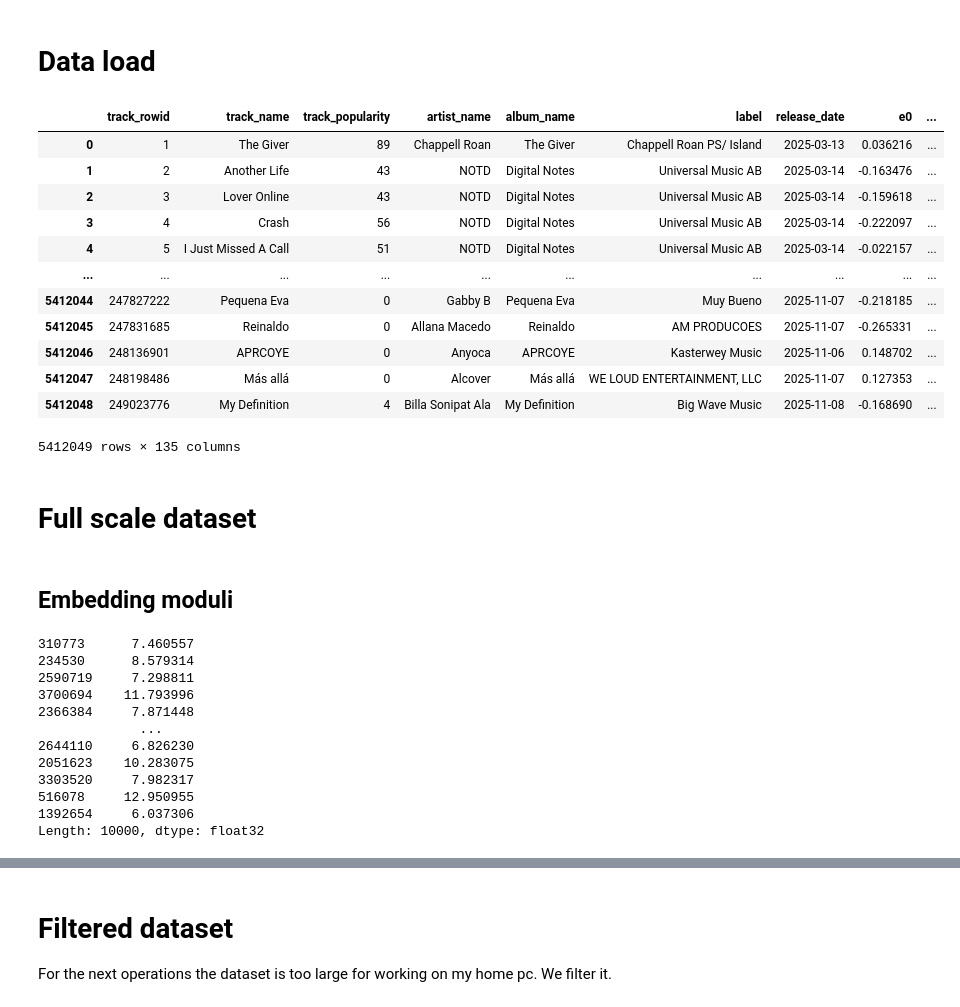
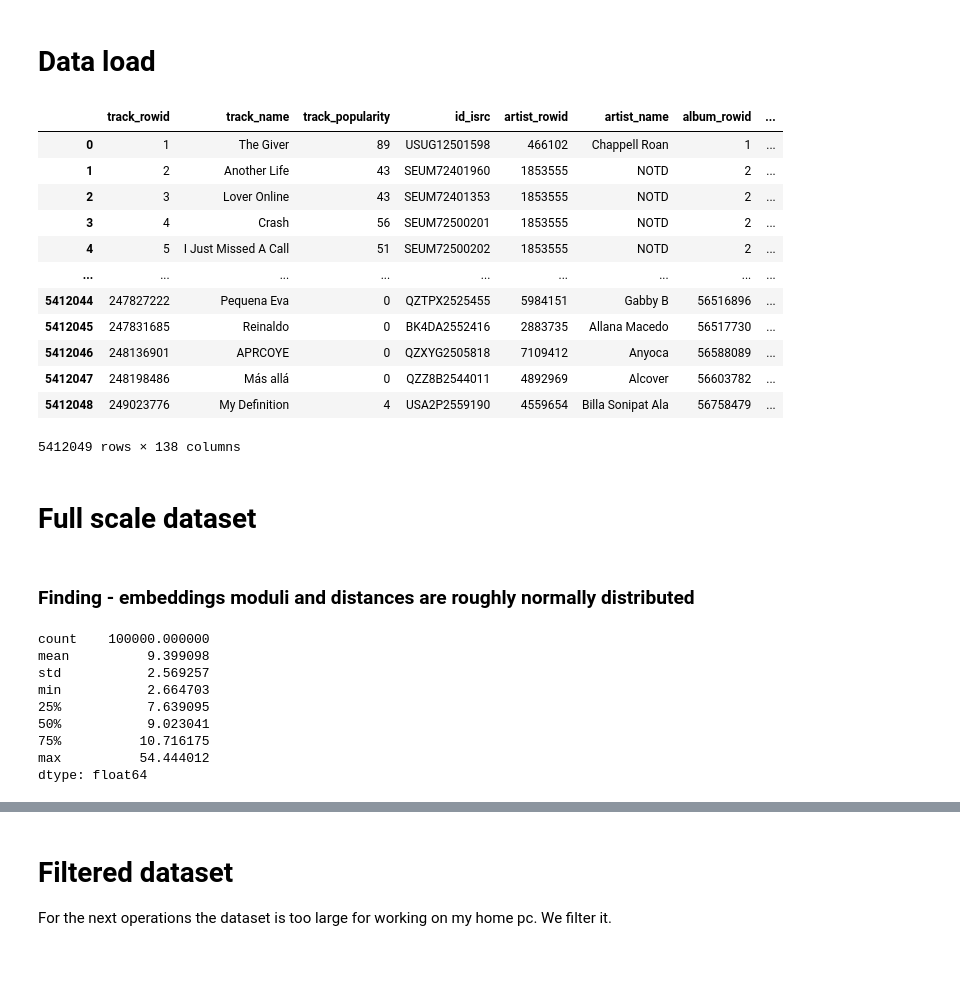
Before and after one commit to peppedilillo/toposonico, a Jupyter notebook: spotify-rec/notebooks/16_embedding_exploration.ipynb, the cells around one changed output, grey strips where cells are left out. Drawn from its saved outputs; the diff is of its cells as text; code cells hidden in the pictures; blank space fills up the shorter version.

```diff
--- a/spotify-rec/notebooks/16_embedding_exploration.ipynb
+++ b/spotify-rec/notebooks/16_embedding_exploration.ipynb
@@ -8,22 +8,22 @@ import matplotlib.pyplot as plt
 # Data load
 # %%
 embs = pd.read_parquet("../../data/playlist/embeddings_pure_bolt.parquet")
-tracks = pd.read_parquet("../../data/playlist/track_lookup.parquet", columns=["track_rowid", "track_name", "track_popularity", "artist_name", "album_name", "label", "release_date"])
+tracks = pd.read_parquet("../../data/playlist/track_lookup.parquet")
 df = tracks.merge(embs, on="track_rowid", how="inner")
 del embs, tracks
 
 df
 # %% [output]
-|  | track_rowid | track_name | track_popularity | artist_name | album_name | label | release_date | e0 | ... |
-| 0 | 1 | The Giver | 89 | Chappell Roan | The Giver | Chappell Roan PS/ Island | 2025-03-13 | 0.036216 | ... |
-| 1 | 2 | Another Life | 43 | NOTD | Digital Notes | Universal Music AB | 2025-03-14 | -0.163476 | ... |
-| 2 | 3 | Lover Online | 43 | NOTD | Digital Notes | Universal Music AB | 2025-03-14 | -0.159618 | ... |
-| 3 | 4 | Crash | 56 | NOTD | Digital Notes | Universal Music AB | 2025-03-14 | -0.222097 | ... |
-| 4 | 5 | I Just Missed A Call | 51 | NOTD | Digital Notes | Universal Music AB | 2025-03-14 | -0.022157 | ... |
-| ... | ... | ... | ... | ... | ... | ... | ... | ... | ... |
-| 5412044 | 247827222 | Pequena Eva | 0 | Gabby B | Pequena Eva | Muy Bueno | 2025-11-07 | -0.218185 | ... |
-| 5412045 | 247831685 | Reinaldo | 0 | Allana Macedo | Reinaldo | AM PRODUCOES | 2025-11-07 | -0.265331 | ... |
-| 5412046 | 248136901 | APRCOYE | 0 | Anyoca | APRCOYE | Kasterwey Music | 2025-11-06 | 0.148702 | ... |
-| 5412047 | 248198486 | Más allá | 0 | Alcover | Más allá | WE LOUD ENTERTAINMENT, LLC | 2025-11-07 | 0.127353 | ... |
-| 5412048 | 249023776 | My Definition | 4 | Billa Sonipat Ala | My Definition | Big Wave Music | 2025-11-08 | -0.168690 | ... |
+|  | track_rowid | track_name | track_popularity | id_isrc | artist_rowid | artist_name | album_rowid | ... |
+| 0 | 1 | The Giver | 89 | USUG12501598 | 466102 | Chappell Roan | 1 | ... |
+| 1 | 2 | Another Life | 43 | SEUM72401960 | 1853555 | NOTD | 2 | ... |
+| 2 | 3 | Lover Online | 43 | SEUM72401353 | 1853555 | NOTD | 2 | ... |
+| 3 | 4 | Crash | 56 | SEUM72500201 | 1853555 | NOTD | 2 | ... |
+| 4 | 5 | I Just Missed A Call | 51 | SEUM72500202 | 1853555 | NOTD | 2 | ... |
+| ... | ... | ... | ... | ... | ... | ... | ... | ... |
+| 5412044 | 247827222 | Pequena Eva | 0 | QZTPX2525455 | 5984151 | Gabby B | 56516896 | ... |
+| 5412045 | 247831685 | Reinaldo | 0 | BK4DA2552416 | 2883735 | Allana Macedo | 56517730 | ... |
+| 5412046 | 248136901 | APRCOYE | 0 | QZXYG2505818 | 7109412 | Anyoca | 56588089 | ... |
+| 5412047 | 248198486 | Más allá | 0 | QZZ8B2544011 | 4892969 | Alcover | 56603782 | ... |
+| 5412048 | 249023776 | My Definition | 4 | USA2P2559190 | 4559654 | Billa Sonipat Ala | 56758479 | ... |
-5412049 rows × 135 columns
+5412049 rows × 138 columns
@@ -35,18 +35,15 @@ track_cols = [c for c in df.columns if c not in emb_cols]
-# %% [markdown]
-## Embedding moduli
+# %% [markdown]
+### Finding - embeddings moduli and distances are roughly normally distributed
 # %%
-moduli = (df.sample(n = 10_000)[emb_cols] ** 2).sum(axis=1)
-moduli
+moduli = (df.sample(n = 100_000)[emb_cols] ** 2).sum(axis=1)
+moduli.describe()
 # %% [output]
-310773      7.460557
-234530      8.579314
-2590719     7.298811
-3700694    11.793996
-2366384     7.871448
-             ...
-2644110     6.826230
-2051623    10.283075
-3303520     7.982317
-516078     12.950955
-1392654     6.037306
-Length: 10000, dtype: float32
+count    100000.000000
+mean          9.399098
+std           2.569257
+min           2.664703
+25%           7.639095
+50%           9.023041
+75%          10.716175
+max          54.444012
+dtype: float64
```
Also changed, not shown: parts of 31 cells of this notebook, 7 other files.
